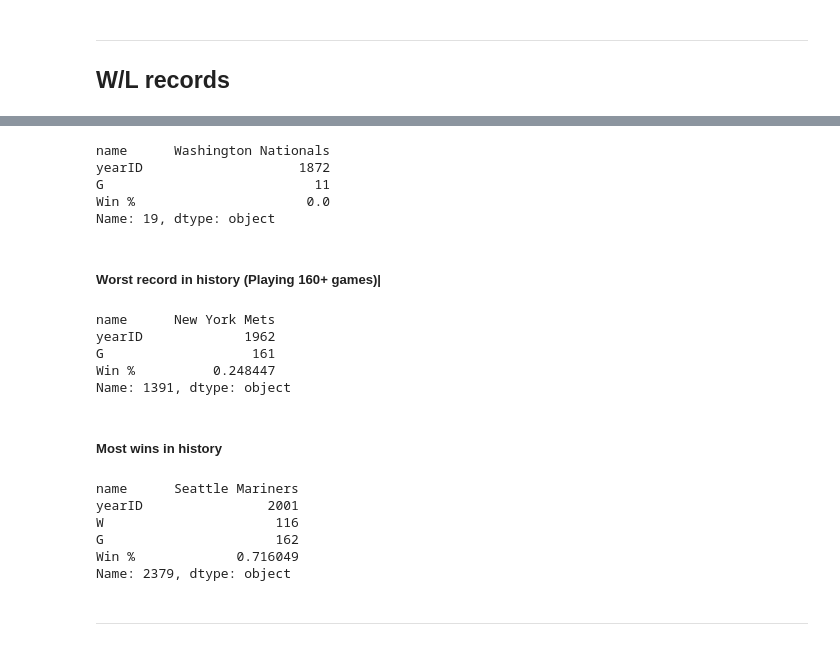
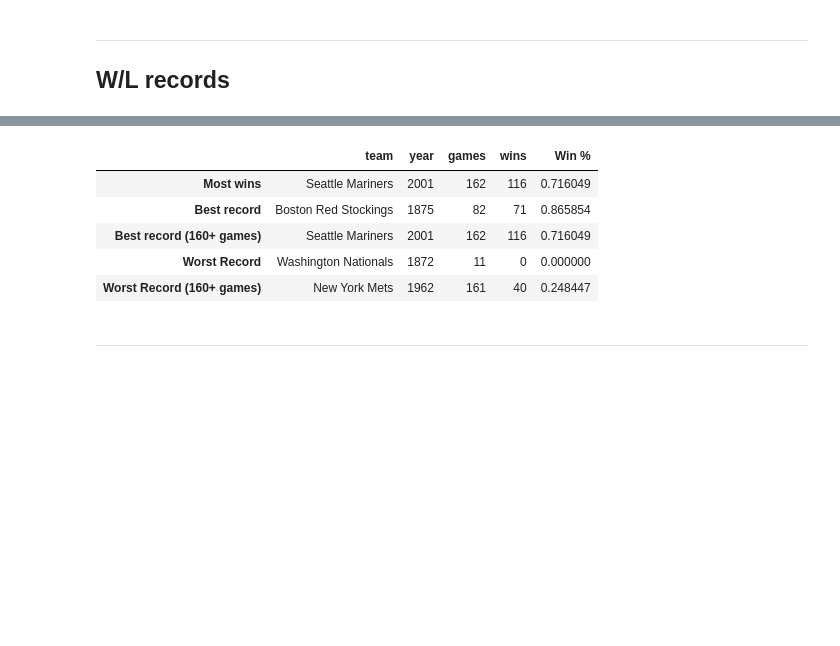
Before and after one commit to zengineering/data, a Jupyter notebook: notebooks/baseball.ipynb, the cells around one changed output, grey strips where cells are left out. Saved outputs shown, nothing was run; the diff lists cells and outputs as text; code cells hidden in the pictures; blank space fills up the shorter version.

Commit message:
use franchise instead of team name; formatting

```diff
--- a/notebooks/baseball.ipynb
+++ b/notebooks/baseball.ipynb
@@ -350,3 +348,4 @@ Name: 38, dtype: object
 # %%
+# best record in a 160+ game season
 df = teams[teams["G"] >= 160]
-df.loc[df["Win %"].idxmax()][["name", "yearID", "G", "Win %"]]
+best_160 = df.loc[df["Win %"].idxmax()][["franchID", "yearID", "G", "W", "Win %"]]
@@ -361,33 +352,35 @@ Name: 2379, dtype: object
 # %%
-teams.loc[teams["Win %"].idxmin()][["name", "yearID", "G", "Win %"]]
+# worst record in any season
+worst = teams.loc[teams["Win %"].idxmin()][["franchID", "yearID", "G", "W", "Win %"]]
-# %% [output]
-name      Washington Nationals
-yearID                    1872
-G                           11
-Win %                      0.0
-Name: 19, dtype: object
-# %% [markdown]
-##### Worst record in history (Playing 160+ games)|
 # %%
+# worst record in a 160+ game season
 df = teams[teams["G"] >= 160]
-df.loc[df["Win %"].idxmin()][["name", "yearID", "G", "Win %"]]
+worst_160 = df.loc[df["Win %"].idxmin()][["franchID", "yearID", "G", "W", "Win %"]]
-# %% [output]
-name      New York Mets
-yearID             1962
-G                   161
-Win %          0.248447
-Name: 1391, dtype: object
-# %% [markdown]
-##### Most wins in history
 # %%
-df.loc[df["W"].idxmax()][["name", "yearID", "W", "G", "Win %"]]
+# most wins in any season
+most_wins = df.loc[df["W"].idxmax()][["franchID", "yearID","G", "W", "Win %"]]
-# %% [output]
-name      Seattle Mariners
-yearID                2001
-W                      116
-G                      162
-Win %             0.716049
-Name: 2379, dtype: object
+# %%
+# stitch together the various records, rename for readable columns, translate franchise ID to team name(s)
+franchise_records = pd.DataFrame([most_wins, best, best_160, worst, worst_160],
+                                 index=["Most wins",
+                                        "Best record",
+                                        "Best record (160+ games)",
+                                        "Worst Record",
+                                        "Worst Record (160+ games)"]
+                                ).rename({"franchID": "team",
+                                          "yearID": "year",
+                                          "W": "wins",
+                                          "G": "games"}, axis=1)
+
+franchise_records["team"] = franchise_records["team"].apply(franch_to_name)
+franchise_records
+# %% [output]
+|  | team | year | games | wins | Win % |
+| Most wins | Seattle Mariners | 2001 | 162 | 116 | 0.716049 |
+| Best record | Boston Red Stockings | 1875 | 82 | 71 | 0.865854 |
+| Best record (160+ games) | Seattle Mariners | 2001 | 162 | 116 | 0.716049 |
+| Worst Record | Washington Nationals | 1872 | 11 | 0 | 0.000000 |
+| Worst Record (160+ games) | New York Mets | 1962 | 161 | 40 | 0.248447 |
 # %% [markdown]
 --------------------------
 # %%
```
Also changed, not shown: parts of 21 cells of this notebook.
